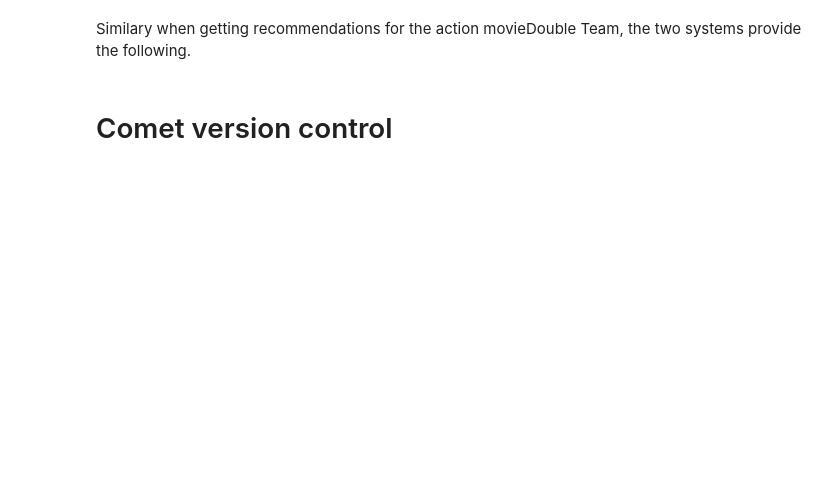
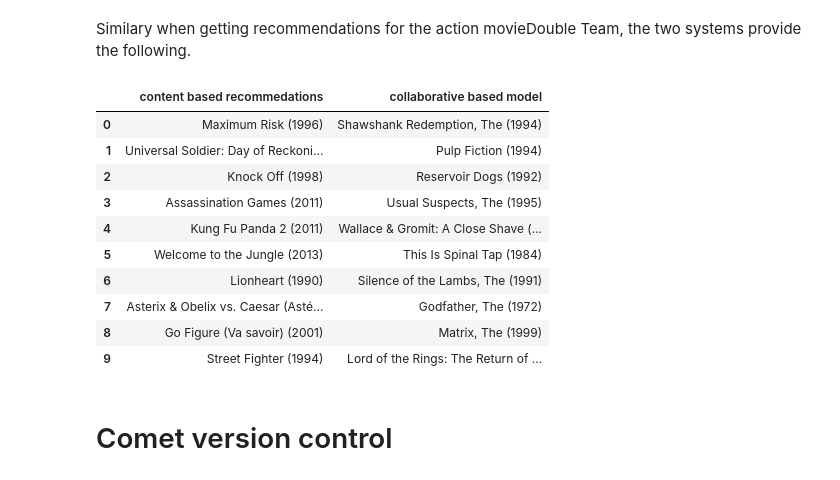
Before and after one commit to EDSATeam11/unsupervised-predict-streamlit-template, a Jupyter notebook: main.ipynb, the cells around one changed output. Drawn from its saved outputs; the diff is of its cells as text; code cells hidden in the pictures; blank space fills up the shorter version.

Commit message:
Update main.ipynb
Updated comparing models section

```diff
--- a/main.ipynb
+++ b/main.ipynb
@@ -911,10 +917,10 @@ def load_movie_titles(path_to_movies):
     return movie_list
 # %%
 # Create ratings subset (in order to save memory)
-ratings_subset = ratings_df[1000000]
+ratings_subset = ratings_df[:1000000]
 # %%
 # Unpickle model
-model=pickle.load(open('resources/models/SVD1000000.pkl', 'rb'))
+model=pickle.load(open('resources/models/SVDfulltrain.pkl', 'rb'))
 # %%
 # Function to predict from an item id
 def prediction_item(item_id):
@@ -1295,13 +1518,24 @@ Similary when getting recommendations for the action movieDouble Team, the two s
 # %%
 # Recommendation code for each model
 
-# Colab code must be added
-
-
 recommendations=list(recommendation('Double Team (1997)')) # Content system recommendations
+recommendation_collab = collab_model1(['Double Team (1997)'],9) # Collaborative system recommendations
 # %%
-recommendation_comparison=pd.DataFrame(data={'content based recommedations':recommendations,'collaborative based model':recommendations})
+recommendation_comparison=pd.DataFrame(data={'content based recommedations':recommendations,
+                                             'collaborative based model':recommendation_collab})
 recommendation_comparison
+# %% [output]
+|  | content based recommedations | collaborative based model |
+| 0 | Maximum Risk (1996) | Shawshank Redemption, The (1994) |
+| 1 | Universal Soldier: Day of Reckoni... | Pulp Fiction (1994) |
+| 2 | Knock Off (1998) | Reservoir Dogs (1992) |
+| 3 | Assassination Games (2011) | Usual Suspects, The (1995) |
+| 4 | Kung Fu Panda 2 (2011) | Wallace & Gromit: A Close Shave (... |
+| 5 | Welcome to the Jungle (2013) | This Is Spinal Tap (1984) |
+| 6 | Lionheart (1990) | Silence of the Lambs, The (1991) |
+| 7 | Asterix & Obelix vs. Caesar (Asté... | Godfather, The (1972) |
+| 8 | Go Figure (Va savoir) (2001) | Matrix, The (1999) |
+| 9 | Street Fighter (1994) | Lord of the Rings: The Return of ... |
 # %% [markdown]
 # Comet version control
 # %%
```
Also changed, not shown: parts of 26 cells of this notebook.
